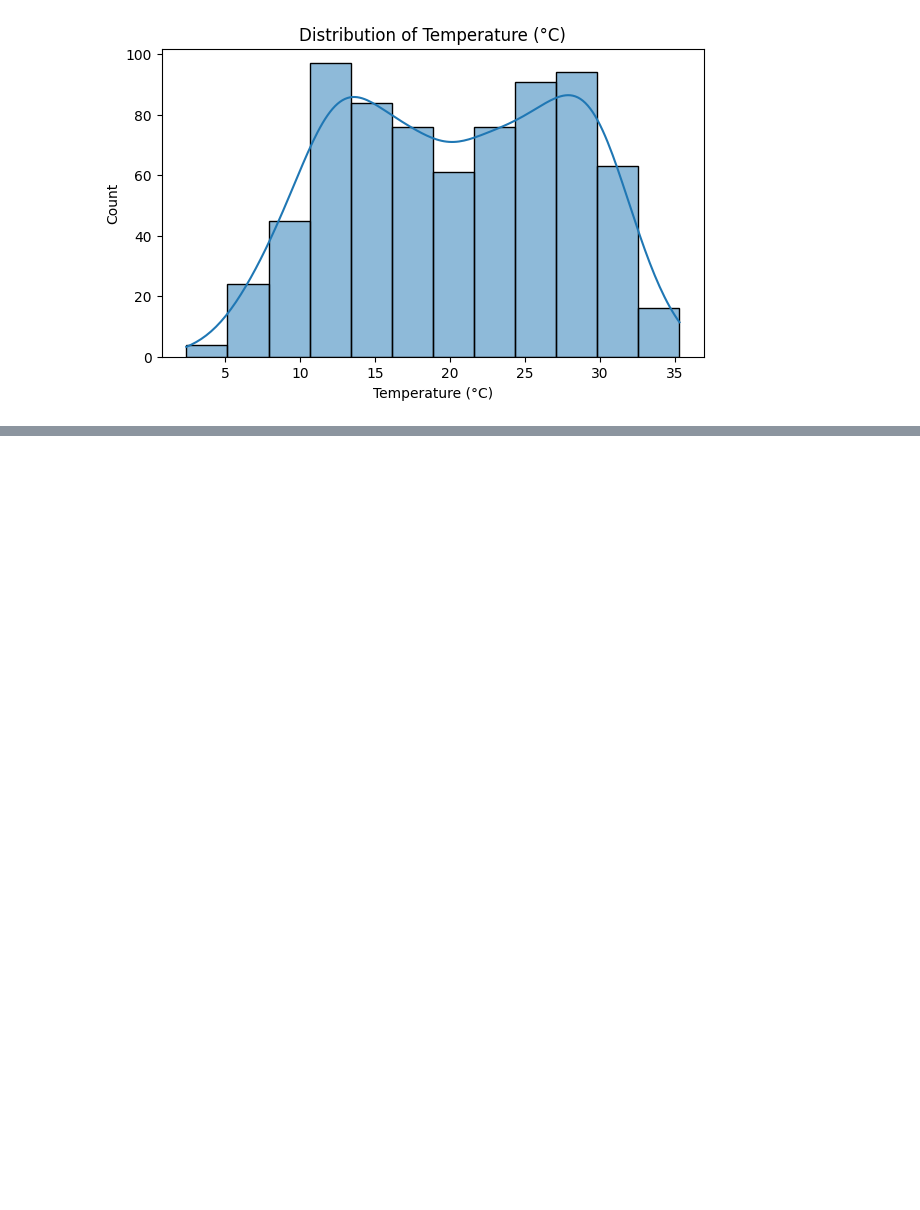
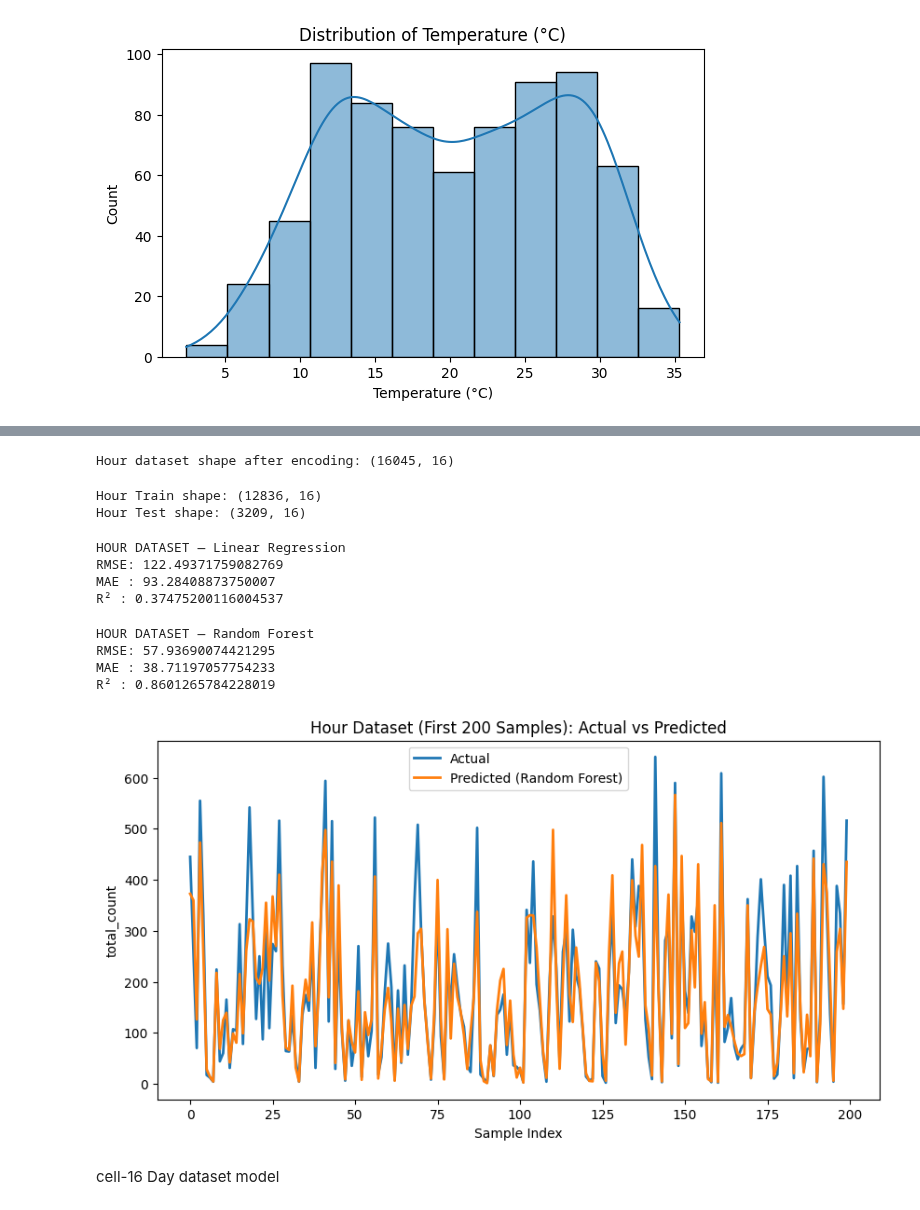
Before and after one commit to springboardmentor2468a-lab/Projects_2, a Jupyter notebook: week1_2(Step_by_Step).ipynb, the cells around one changed output, grey strips where cells are left out. Saved outputs shown, nothing was run; the diff lists cells and outputs as text; code cells hidden in the pictures; blank space fills up the shorter version.

Commit message:
model training

```diff
--- a/week1_2(Step_by_Step).ipynb
+++ b/week1_2(Step_by_Step).ipynb
@@ -367,0 +370,6 @@ Name: temp_c, dtype: float64
+# %%
+numeric_day = day_cleaned.select_dtypes(include=[np.number]).columns.tolist()
+numeric_hour = hour_cleaned.select_dtypes(include=[np.number]).columns.tolist()
+
+print("Numeric columns in Day:", numeric_day)
+print("Numeric columns in Hour:", numeric_hour)
@@ -367,0 +427,73 @@ Name: temp_c, dtype: float64
+# %%
+X_hour = hour_cleaned.drop("total_count", axis=1)
+y_hour = hour_cleaned["total_count"]
+
+# Convert categorical → numeric
+X_hour = pd.get_dummies(X_hour, drop_first=True)
+
+print("Hour dataset shape after encoding:", X_hour.shape)
+# %% [output]
+Hour dataset shape after encoding: (16045, 16)
+# %%
+
+X_train_hr, X_test_hr, y_train_hr, y_test_hr = train_test_split(
+    X_hour, y_hour, test_size=0.2, random_state=42
+)
+
+print("Hour Train shape:", X_train_hr.shape)
+print("Hour Test shape:", X_test_hr.shape)
+# %% [output]
+Hour Train shape: (12836, 16)
+Hour Test shape: (3209, 16)
+# %%
+
+scaler_hr = StandardScaler()
+
+X_train_hr_scaled = scaler_hr.fit_transform(X_train_hr)
+X_test_hr_scaled = scaler_hr.transform(X_test_hr)
+# %%
+
+
+lr_hour = LinearRegression()
+lr_hour.fit(X_train_hr_scaled, y_train_hr)
+
+hr_lr_pred = lr_hour.predict(X_test_hr_scaled)
+
+print("\nHOUR DATASET — Linear Regression")
+print("RMSE:", np.sqrt(mean_squared_error(y_test_hr, hr_lr_pred)))
+print("MAE :", mean_absolute_error(y_test_hr, hr_lr_pred))
+print("R² :", r2_score(y_test_hr, hr_lr_pred))
+# %% [output]
+HOUR DATASET — Linear Regression
+RMSE: 122.49371759082769
+MAE : 93.28408873750007
+R² : 0.37475200116004537
+# %%
+# Random Forest
+rf_hour = RandomForestRegressor(n_estimators=200, random_state=42)
+rf_hour.fit(X_train_hr, y_train_hr)
+hr_rf_pred = rf_hour.predict(X_test_hr)
+
+print("\nHOUR DATASET — Random Forest")
+print("RMSE:", np.sqrt(mean_squared_error(y_test_hr, hr_rf_pred)))
+print("MAE :", mean_absolute_error(y_test_hr, hr_rf_pred))
+print("R² :", r2_score(y_test_hr, hr_rf_pred))
+# %% [output]
+HOUR DATASET — Random Forest
+RMSE: 57.93690074421295
+MAE : 38.71197057754233
+R² : 0.8601265784228019
+# %%
+# Plot first 200 values
+plt.figure(figsize=(10, 5))
+plt.plot(y_test_hr.values[:200], label='Actual', linewidth=2)
+plt.plot(hr_rf_pred[:200], label='Predicted (Random Forest)', linewidth=2)
+plt.title("Hour Dataset (First 200 Samples): Actual vs Predicted")
+plt.xlabel("Sample Index")
+plt.ylabel("total_count")
+plt.legend()
+plt.show()
+# %% [output]
+[figure, added]
+# %% [markdown]
+cell-16 Day dataset model
```
Also changed, not shown: parts of 11 cells of this notebook.
